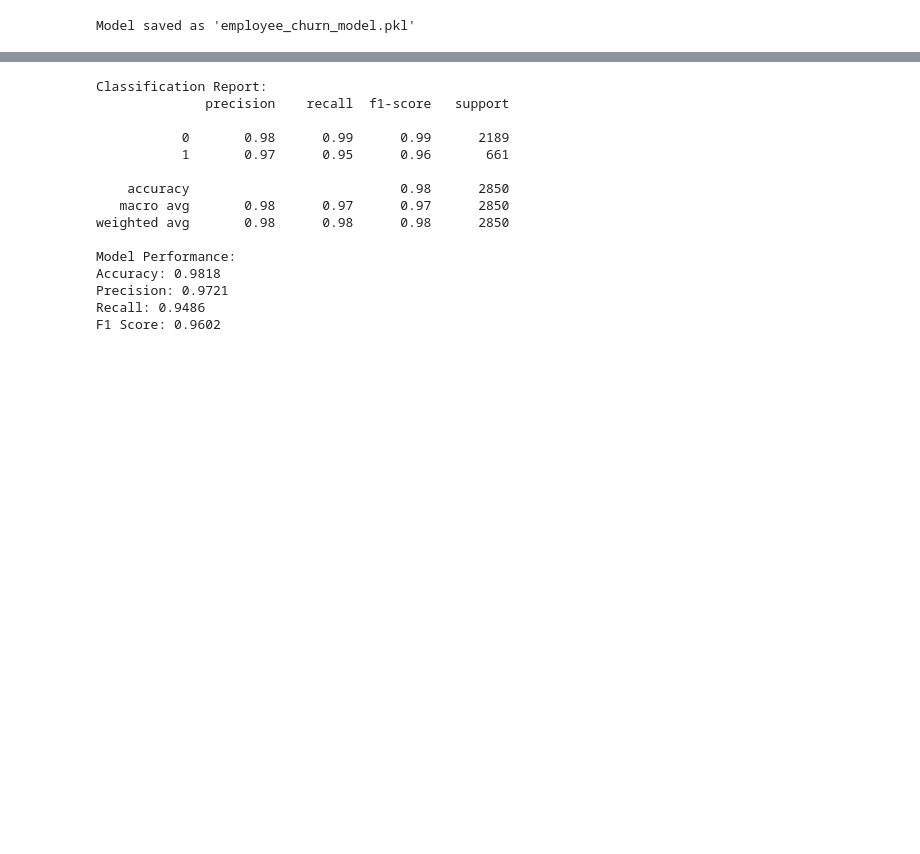
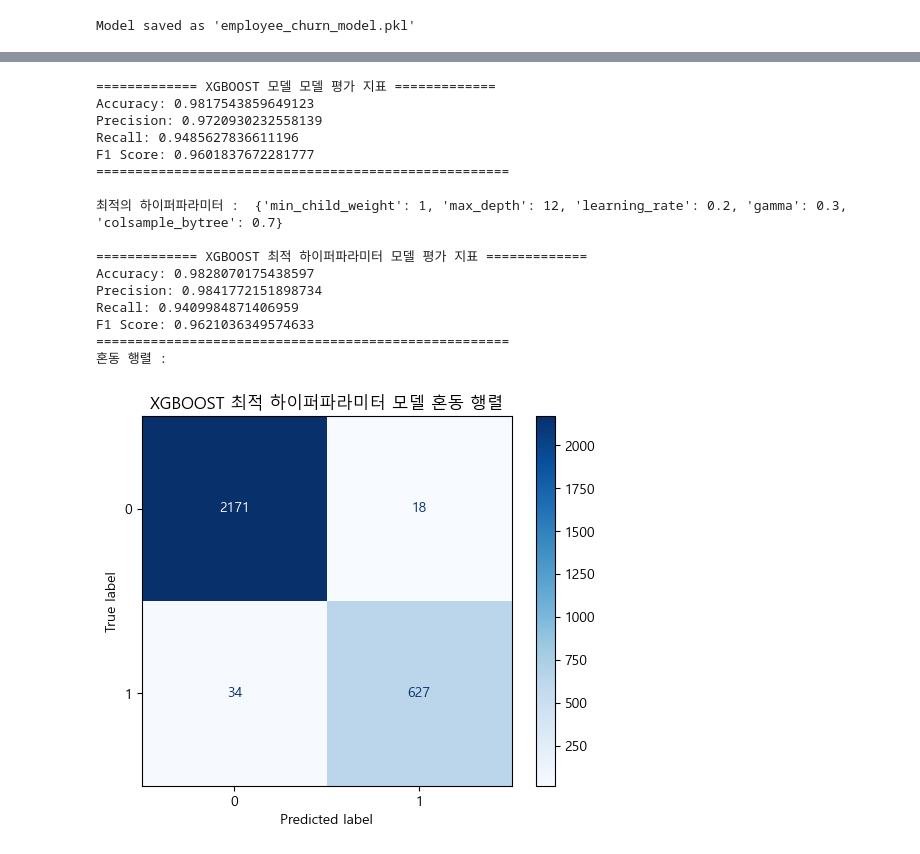
Before and after one commit to SKNETWORKS-FAMILY-AICAMP/SKN06-2nd-2Team, a Jupyter notebook: project2/employee_churn_model.ipynb, the cells around one changed output, grey strips where cells are left out. Saved outputs shown, nothing was run; the diff lists cells and outputs as text; code cells hidden in the pictures; blank space fills up the shorter version.

```diff
--- a/project2/employee_churn_model.ipynb
+++ b/project2/employee_churn_model.ipynb
@@ -267,51 +267,47 @@ F1 Score: 0.932009167303285
 # %%
 # XGBoost 모델
 import xgboost as xgb
-from sklearn.metrics import accuracy_score, classification_report, confusion_matrix, precision_score, recall_score, f1_score
+from xgboost import XGBClassifier
 
-xgb_model = xgb.XGBClassifier(
-    objective='binary:logistic',
-    eval_metric='logloss',
-    random_state=42
-)
+xgb_model = XGBClassifier()
 xgb_model.fit(X_train, y_train)
+evaluate_model(xgb_model, X_test, y_test, 'XGBOOST 모델')
 
-# 5. 예측 및 평가
-y_pred = xgb_model.predict(X_test)
+# XGBOOST 하이퍼파라미터 튜닝 (RandomizedSearchCV)
+params = {
+    'learning_rate' : [0.05, 0.10, 0.15, 0.20, 0.25, 0.30],
+    'max_depth' : [ 3, 4, 5, 6, 8, 10, 12, 15],
+    'min_child_weight' : [ 1, 3, 5, 7 ],
+    'gamma': [ 0.0, 0.1, 0.2, 0.3, 0.4 ],
+    'colsample_bytree' : [ 0.3, 0.4, 0.5, 0.7 ]
+}
 
- # 분류 리포트 출력
-print("\nClassification Report:")
-print(classification_report(y_test, y_pred))
+# RandomizedSearchCV 활용
+randomsearch = RandomizedSearchCV(estimator=xgb_model, param_distributions=params, n_iter=50, cv=3, n_jobs=-1, scoring='accuracy', random_state=0)
+randomsearch.fit(X_train, y_train)
 
-def evaluate_model_performance(y_test, y_pred):
-    # 정확도, 정밀도, 재현율, F1-스코어 계산
-    accuracy = accuracy_score(y_test, y_pred)
-    precision = precision_score(y_test, y_pred)
-    recall = recall_score(y_test, y_pred)
-    f1 = f1_score(y_test, y_pred)
+# 최적의 하이퍼파라미터와 성능 출력
+print("\n최적의 하이퍼파라미터 : ", randomsearch.best_params_,'\n')
+bestrf = randomsearch.best_estimator_
+evaluate_model(bestrf, X_test, y_test, 'XGBOOST 최적 하이퍼파라미터')
 
-    # 성능 지표 출력
-    print("Model Performance:")
-    print(f"Accuracy: {accuracy:.4f}")
-    print(f"Precision: {precision:.4f}")
-    print(f"Recall: {recall:.4f}")
-    print(f"F1 Score: {f1:.4f}")
-
-# 평가 함수 호출
-evaluate_model_performance(y_test, y_pred)
+# 최종 평가: 최적화된 모델을 평가하고 시각적으로 분석
+evaluate_and_visualize_model(xgb_model, X_test, y_test, 'XGBOOST 최적 하이퍼파라미터')
 # %% [output]
-Classification Report:
-              precision    recall  f1-score   support
+============= XGBOOST 모델 모델 평가 지표 =============
+Accuracy: 0.9817543859649123
+Precision: 0.9720930232558139
+Recall: 0.9485627836611196
+F1 Score: 0.9601837672281777
+=====================================================
 
-           0       0.98      0.99      0.99      2189
-           1       0.97      0.95      0.96       661
+최적의 하이퍼파라미터 :  {'min_child_weight': 1, 'max_depth': 12, 'learning_rate': 0.2, 'gamma': 0.3, 'colsample_bytree': 0.7}
 
-    accuracy                           0.98      2850
-   macro avg       0.98      0.97      0.97      2850
-weighted avg       0.98      0.98      0.98      2850
-
-Model Performance:
-Accuracy: 0.9818
-Precision: 0.9721
-Recall: 0.9486
-F1 Score: 0.9602
+============= XGBOOST 최적 하이퍼파라미터 모델 평가 지표 =============
+Accuracy: 0.9828070175438597
+Precision: 0.9841772151898734
+Recall: 0.9409984871406959
+F1 Score: 0.9621036349574633
+=====================================================
+혼동 행렬 :
+[figure, added]
```
Also changed, not shown: parts of 5 cells of this notebook, 1 other file.
